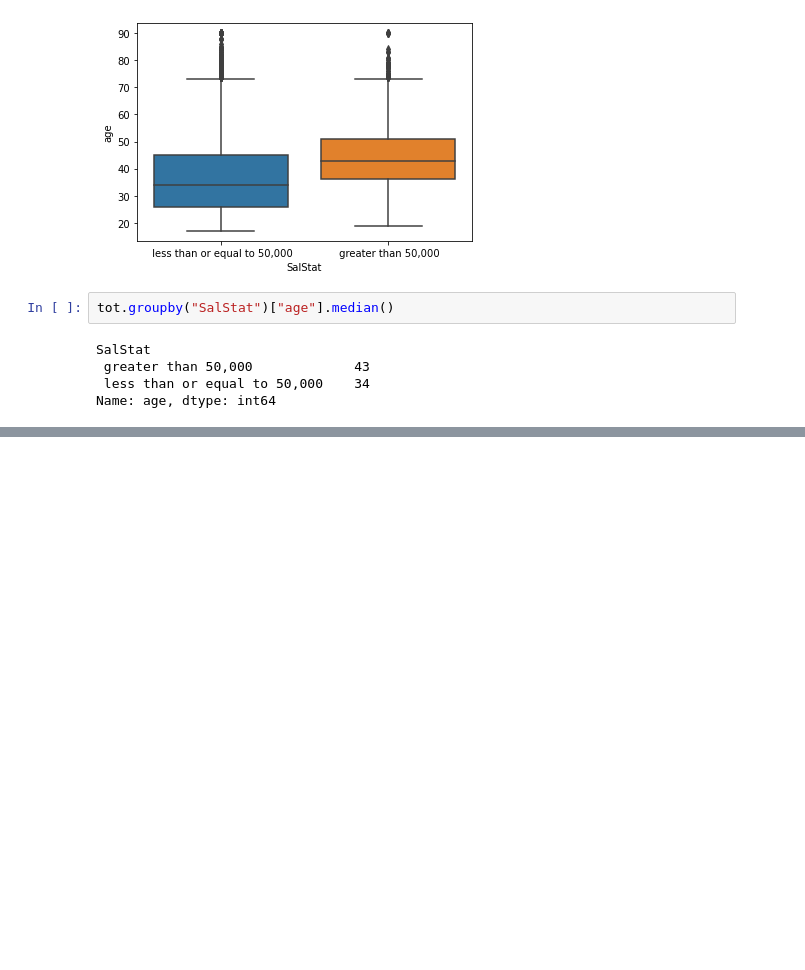
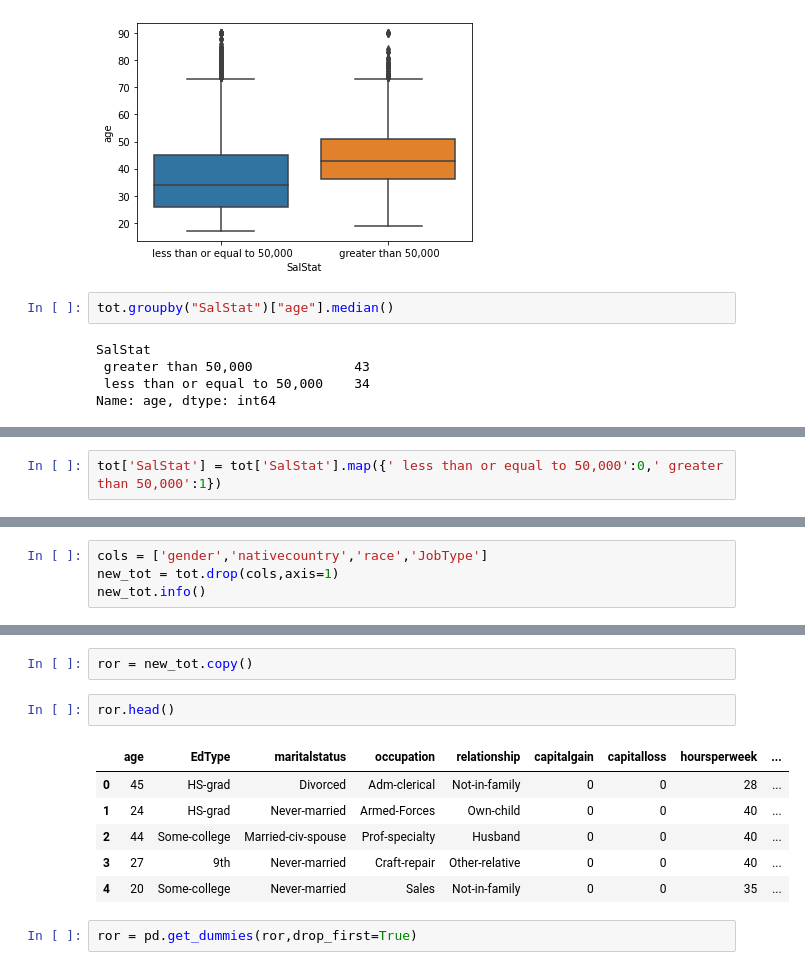
Before and after one commit to HasibullahAman/Classfication_learn_Task, a Jupyter notebook: classification.ipynb, the cells around one changed output, grey strips where cells are left out. Saved outputs shown, nothing was run; the diff lists cells and outputs as text; blank space fills up the shorter version.

```diff
--- a/classification.ipynb
+++ b/classification.ipynb
@@ -172,0 +212,2 @@ Name: age, dtype: int64
+# %%
+tot['SalStat'] = tot['SalStat'].map({' less than or equal to 50,000':0,' greater than 50,000':1})
@@ -172,0 +229,4 @@ Name: age, dtype: int64
+# %%
+cols = ['gender','nativecountry','race','JobType']
+new_tot = tot.drop(cols,axis=1)
+new_tot.info()
@@ -172,0 +250,13 @@ Name: age, dtype: int64
+# %%
+ror = new_tot.copy()
+# %%
+ror.head()
+# %% [output]
+|  | age | EdType | maritalstatus | occupation | relationship | capitalgain | capitalloss | hoursperweek | ... |
+| 0 | 45 | HS-grad | Divorced | Adm-clerical | Not-in-family | 0 | 0 | 28 | ... |
+| 1 | 24 | HS-grad | Never-married | Armed-Forces | Own-child | 0 | 0 | 40 | ... |
+| 2 | 44 | Some-college | Married-civ-spouse | Prof-specialty | Husband | 0 | 0 | 40 | ... |
+| 3 | 27 | 9th | Never-married | Craft-repair | Other-relative | 0 | 0 | 40 | ... |
+| 4 | 20 | Some-college | Never-married | Sales | Not-in-family | 0 | 0 | 35 | ... |
+# %%
+ror = pd.get_dummies(ror,drop_first=True)
```
Also changed, not shown: parts of 22 cells of this notebook.
